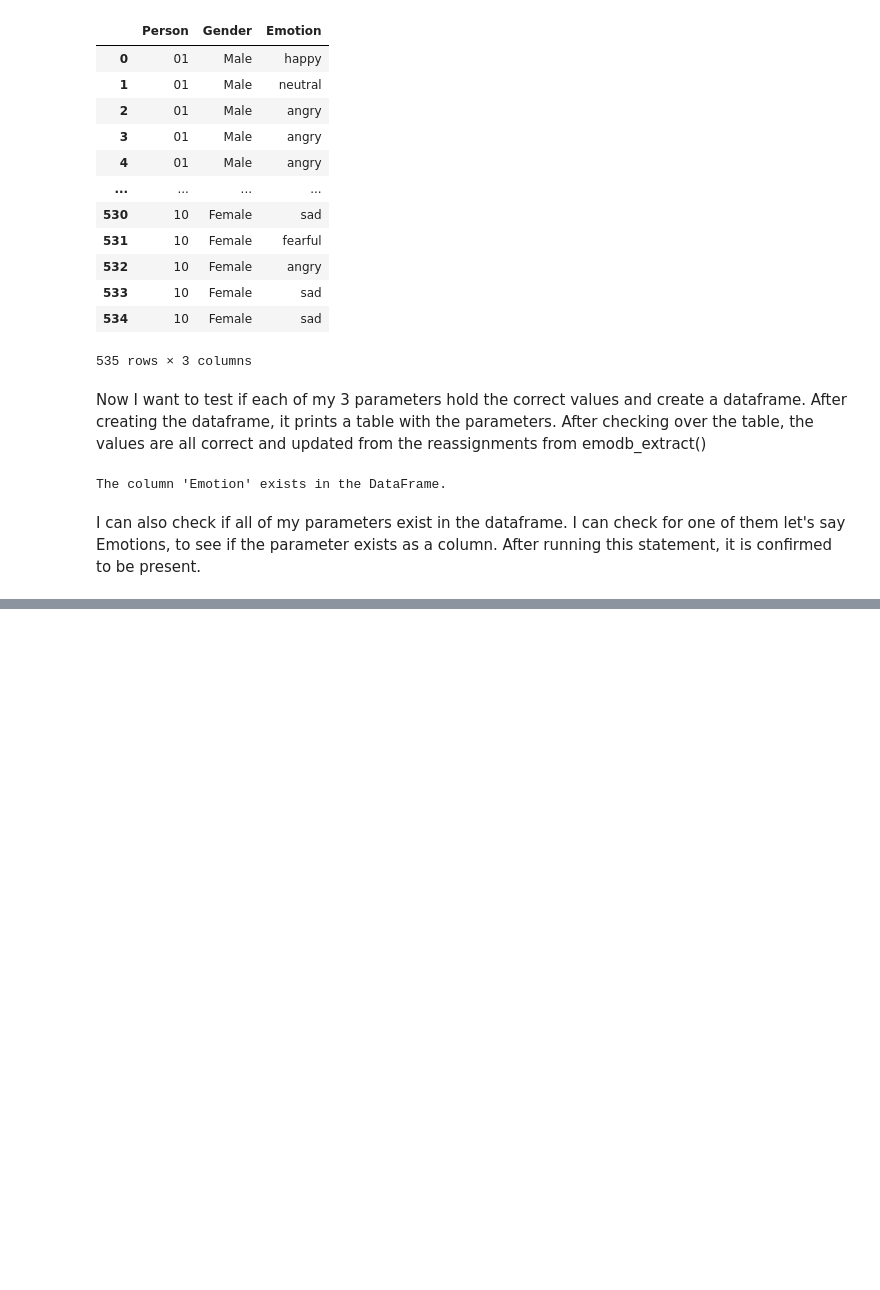
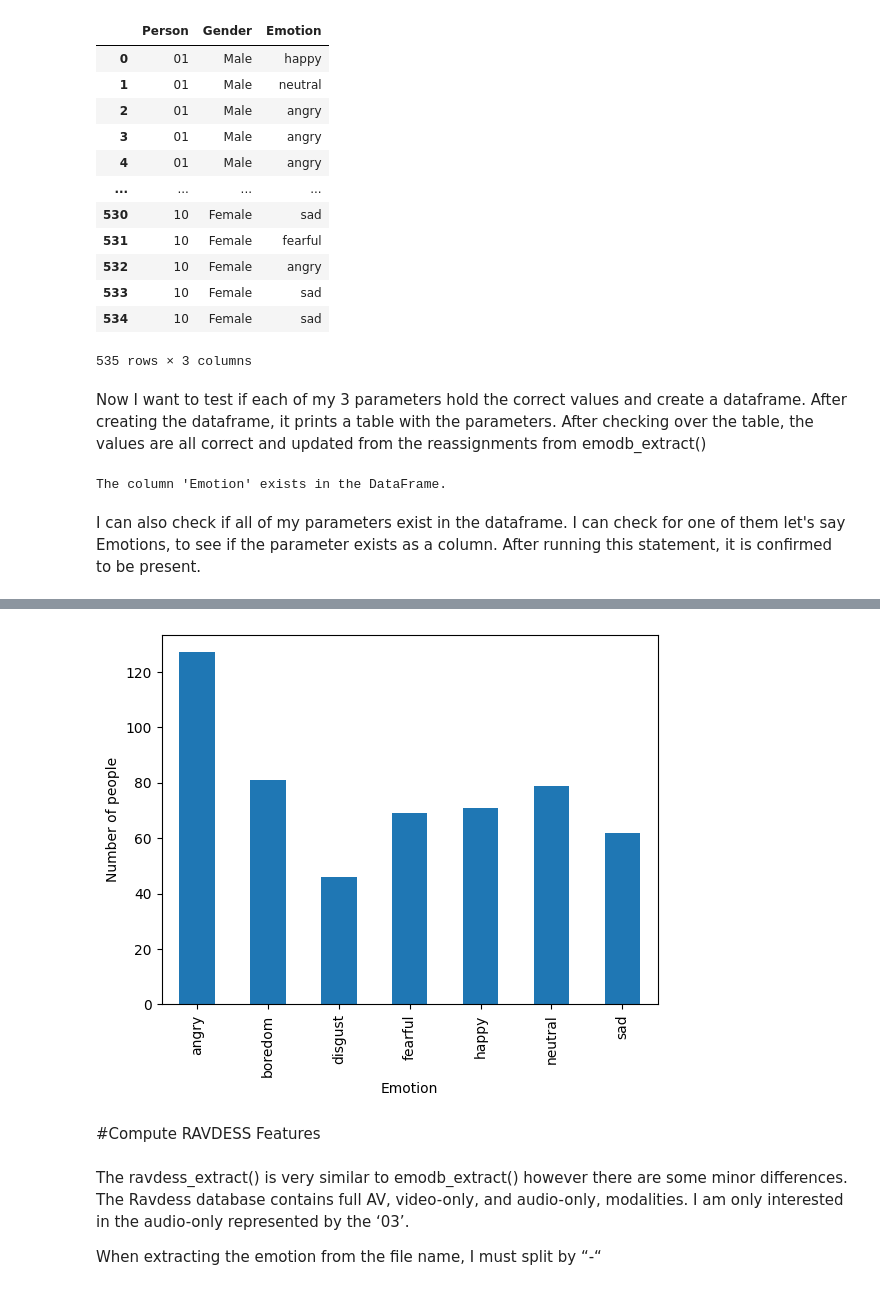
Before and after one commit to SorrenJ/Week-2_Data_Preprocessing, a Jupyter notebook: Week_2_Data_Preprocessing.ipynb, the cells around one changed output, grey strips where cells are left out. Saved outputs shown, nothing was run; the diff lists cells and outputs as text; code cells hidden in the pictures; blank space fills up the shorter version.

Commit message:
Created Ravdess feature extraction

```diff
--- a/Week_2_Data_Preprocessing.ipynb
+++ b/Week_2_Data_Preprocessing.ipynb
@@ -1126,0 +1138,15 @@ I can also check if all of my parameters exist in the dataframe. I can check for
+# %%
+import matplotlib.pyplot as py
+import seaborn as sea
+
+emodb_df.groupby('Emotion').size().plot(kind='bar')
+py.ylabel('Number of people')
+py.show()
+# %% [output]
+[figure, added]
+# %% [markdown]
+#Compute RAVDESS Features
+# %% [markdown]
+The ravdess_extract() is very similar to emodb_extract() however there are some minor differences. The Ravdess database contains full AV, video-only, and audio-only, modalities. I am only interested in the audio-only represented by the ‘03’.
+
+When extracting the emotion from the file name, I must split by “-“
```
Also changed, not shown: parts of 5 cells of this notebook.
